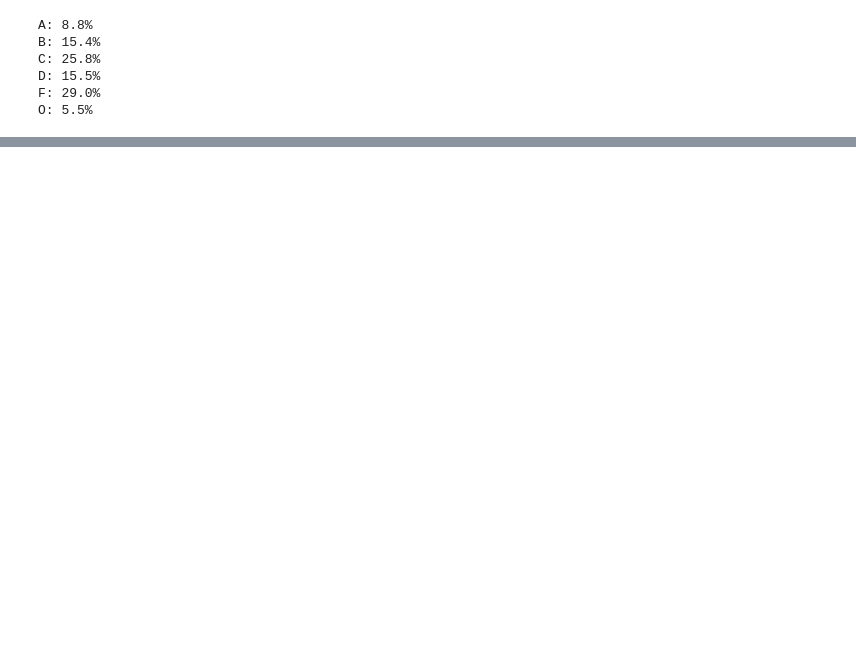
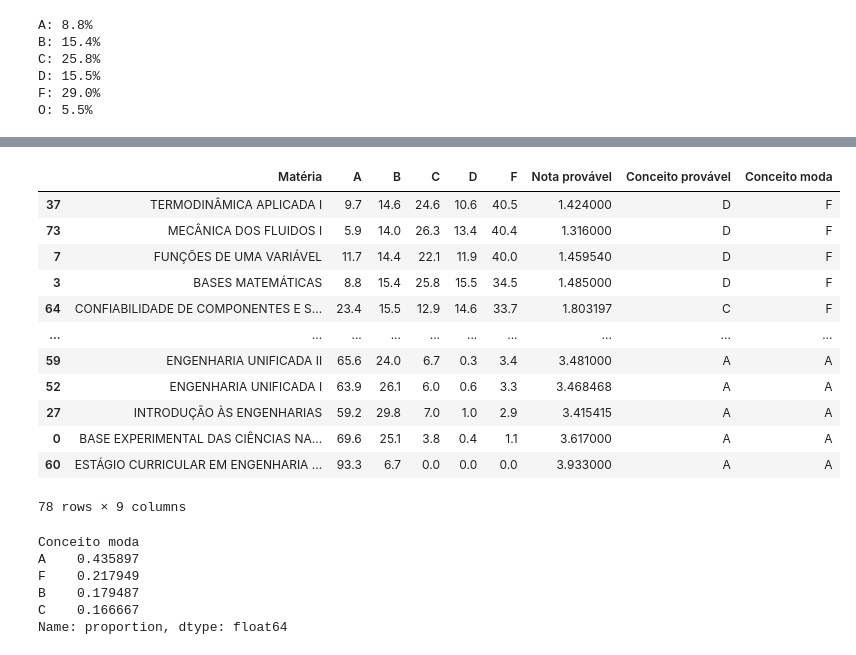
Before and after one commit to azzolinovarella/azzolinovarella.github.io, a Jupyter notebook: notebooks/02-Teste.ipynb, the cells around one changed output, grey strips where cells are left out. Cells and saved outputs as stored; diff of their text form; code cells hidden in the pictures; blank space fills up the shorter version.

```diff
--- a/notebooks/02-Teste.ipynb
+++ b/notebooks/02-Teste.ipynb
@@ -75,0 +331,25 @@ text = 'Termodinâmica Aplicada I'
+# %%
+df_tmp.sort_values(by='F', ascending=False)
+# %% [output]
+|  | Matéria | A | B | C | D | F | Nota provável | Conceito provável | Conceito moda |
+| 37 | TERMODINÂMICA APLICADA I | 9.7 | 14.6 | 24.6 | 10.6 | 40.5 | 1.424000 | D | F |
+| 73 | MECÂNICA DOS FLUIDOS I | 5.9 | 14.0 | 26.3 | 13.4 | 40.4 | 1.316000 | D | F |
+| 7 | FUNÇÕES DE UMA VARIÁVEL | 11.7 | 14.4 | 22.1 | 11.9 | 40.0 | 1.459540 | D | F |
+| 3 | BASES MATEMÁTICAS | 8.8 | 15.4 | 25.8 | 15.5 | 34.5 | 1.485000 | D | F |
+| 64 | CONFIABILIDADE DE COMPONENTES E S... | 23.4 | 15.5 | 12.9 | 14.6 | 33.7 | 1.803197 | C | F |
+| ... | ... | ... | ... | ... | ... | ... | ... | ... | ... |
+| 59 | ENGENHARIA UNIFICADA II | 65.6 | 24.0 | 6.7 | 0.3 | 3.4 | 3.481000 | A | A |
+| 52 | ENGENHARIA UNIFICADA I | 63.9 | 26.1 | 6.0 | 0.6 | 3.3 | 3.468468 | A | A |
+| 27 | INTRODUÇÃO ÀS ENGENHARIAS | 59.2 | 29.8 | 7.0 | 1.0 | 2.9 | 3.415415 | A | A |
+| 0 | BASE EXPERIMENTAL DAS CIÊNCIAS NA... | 69.6 | 25.1 | 3.8 | 0.4 | 1.1 | 3.617000 | A | A |
+| 60 | ESTÁGIO CURRICULAR EM ENGENHARIA ... | 93.3 | 6.7 | 0.0 | 0.0 | 0.0 | 3.933000 | A | A |
+78 rows × 9 columns
+# %%
+df_tmp['Conceito moda'].value_counts(normalize=True)
+# %% [output]
+Conceito moda
+A    0.435897
+F    0.217949
+B    0.179487
+C    0.166667
+Name: proportion, dtype: float64
```
Also changed, not shown: parts of 14 cells of this notebook, 2 other files.
